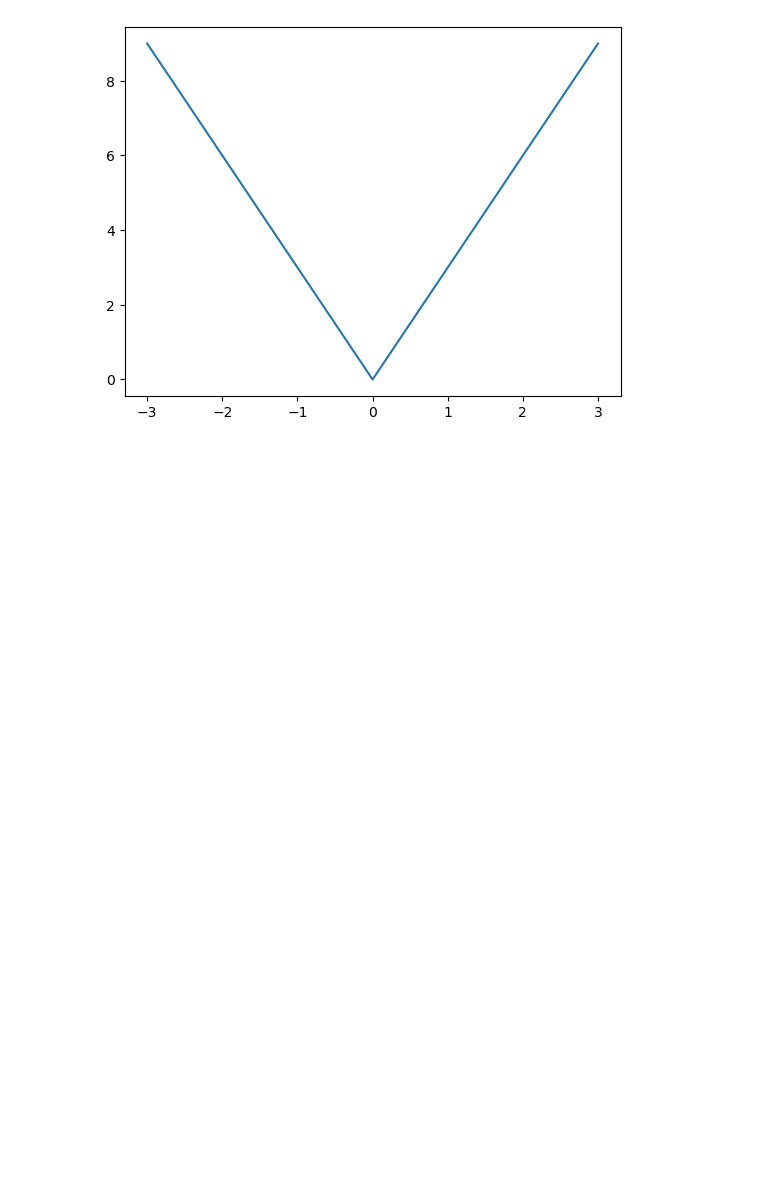
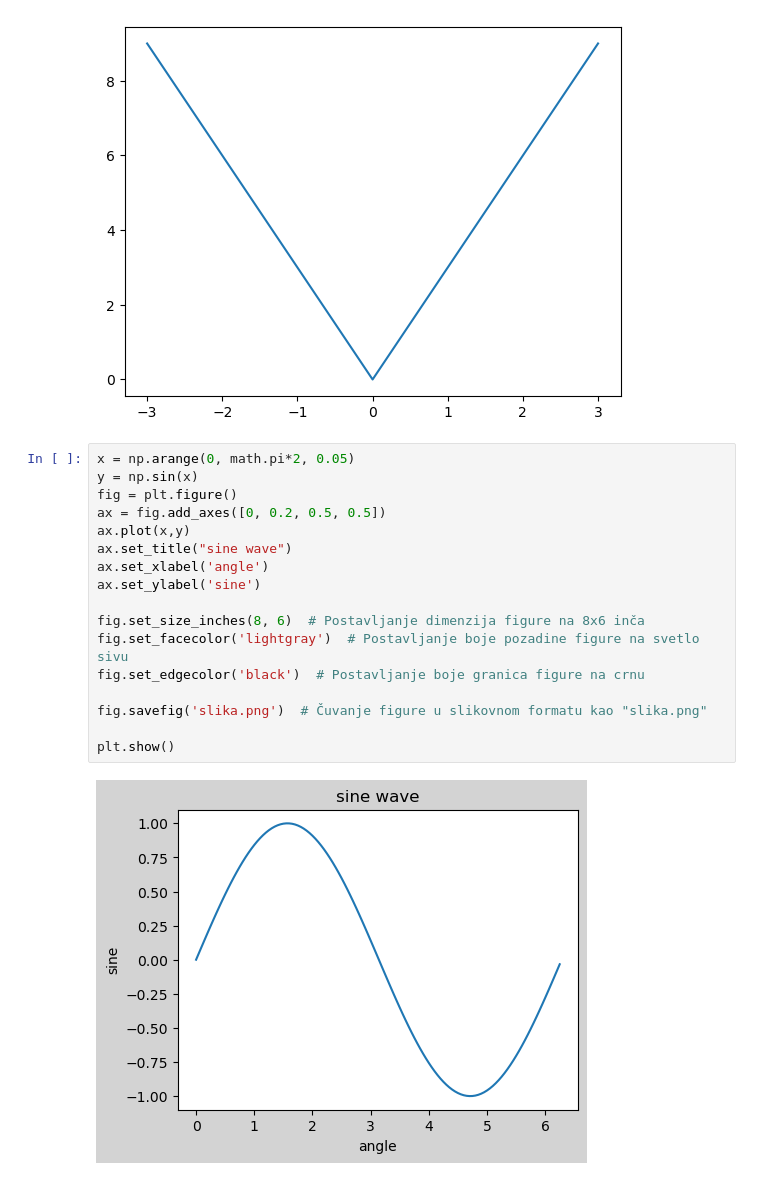
Before and after one commit to nikoladj99/DataVisualization, a Jupyter notebook: Demo.ipynb, the cells around one changed output. Cells and saved outputs as stored; diff of their text form; blank space fills up the shorter version.

```diff
--- a/Demo.ipynb
+++ b/Demo.ipynb
@@ -77,3 +77,22 @@ plot(x, y)
 show()
 # %% [output]
 [figure]
+# %%
+x = np.arange(0, math.pi*2, 0.05)
+y = np.sin(x)
+fig = plt.figure()
+ax = fig.add_axes([0, 0.2, 0.5, 0.5])
+ax.plot(x,y)
+ax.set_title("sine wave")
+ax.set_xlabel('angle')
+ax.set_ylabel('sine')
+
+fig.set_size_inches(8, 6)  # Postavljanje dimenzija figure na 8x6 inča
+fig.set_facecolor('lightgray')  # Postavljanje boje pozadine figure na svetlo sivu
+fig.set_edgecolor('black')  # Postavljanje boje granica figure na crnu
+
+fig.savefig('slika.png')  # Čuvanje figure u slikovnom formatu kao "slika.png"
+
+plt.show()
+# %% [output]
+[figure, added]
```
Also changed, not shown: parts of 13 cells of this notebook.
